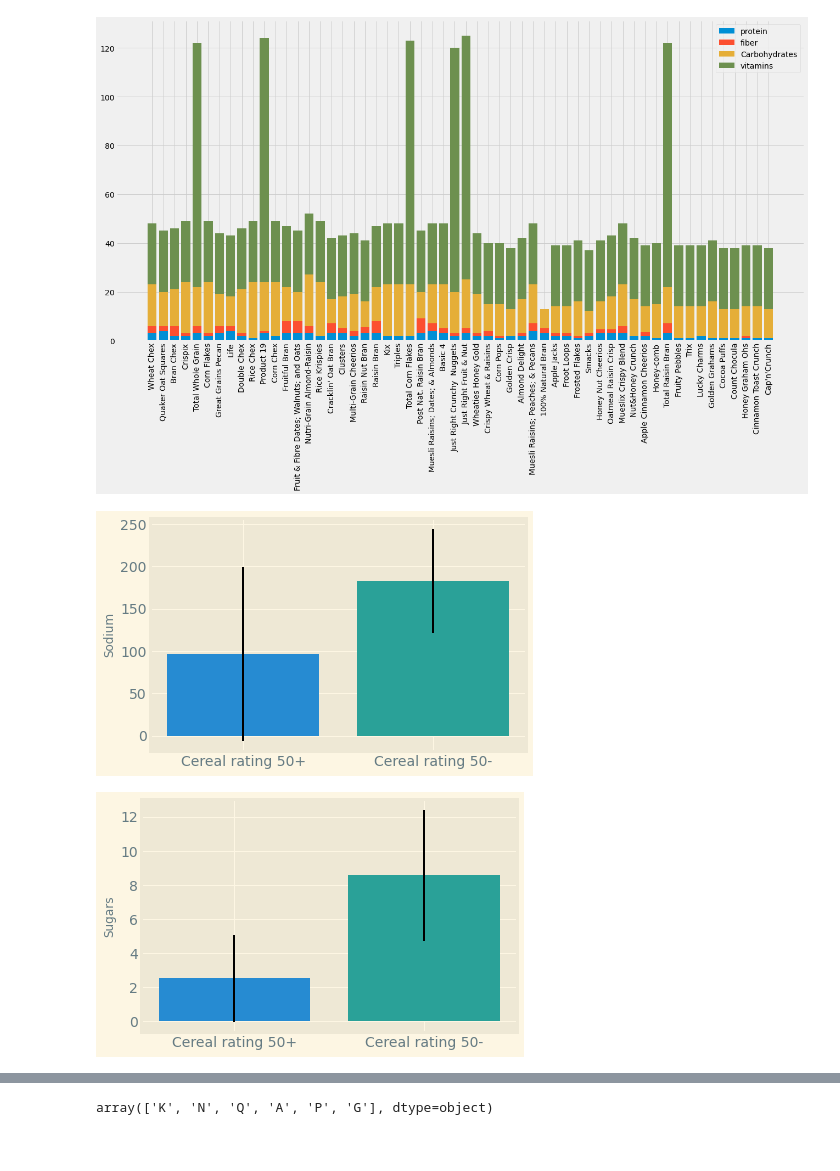
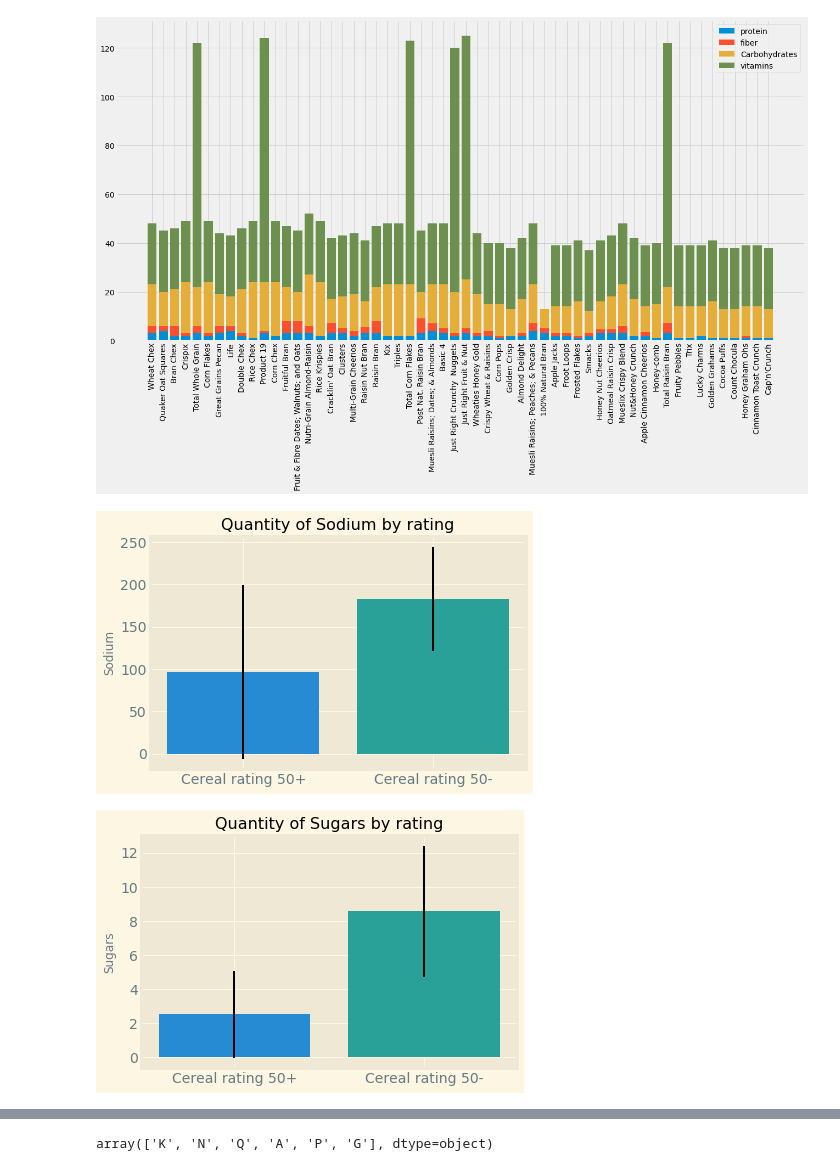
Before and after one commit to coralrubilar/CerealAnalysisInPython, a Jupyter notebook: Cereal.ipynb, the cells around one changed output, grey strips where cells are left out. Saved outputs shown, nothing was run; the diff lists cells and outputs as text; code cells hidden in the pictures.

```diff
--- a/Cereal.ipynb
+++ b/Cereal.ipynb
@@ -322,20 +330,21 @@ ax.legend()
 # %%
 plt.style.use('Solarize_Light2')
 fig, ax = plt.subplots()
 
 # Add a bar for the rowing "Height" column mean/std
 ax.bar("Cereal rating 50+", cereal_50plus['sodium'].mean(), yerr=cereal_50plus['sodium'].std())
 
 
 # Add a bar for the gymnastics "Height" column mean/std
 ax.bar("Cereal rating 50-", cereal_50minus['sodium'].mean(), yerr=cereal_50minus['sodium'].std())
 
 # Label the y-axis
 ax.set_ylabel("Sodium")
+ax.set_title("Quantity of Sodium by rating")
 
 plt.show()
 # %% [output]
-[figure, old version]
+[figure, new version]
 # %%
 
 fig, ax = plt.subplots()
@@ -349,10 +358,12 @@ ax.bar("Cereal rating 50-", cereal_50minus['sugars'].mean(), yerr=cereal_50minus
 
 # Label the y-axis
 ax.set_ylabel("Sugars")
+ax.set_title("Quantity of Sugars by rating")
+
 
 plt.show()
 # %% [output]
-[figure, old version]
+[figure, new version]
 # %%
 print(plt.style.available)
 plt.style.use('_classic_test_patch')
```
Also changed, not shown: parts of 13 cells of this notebook.
